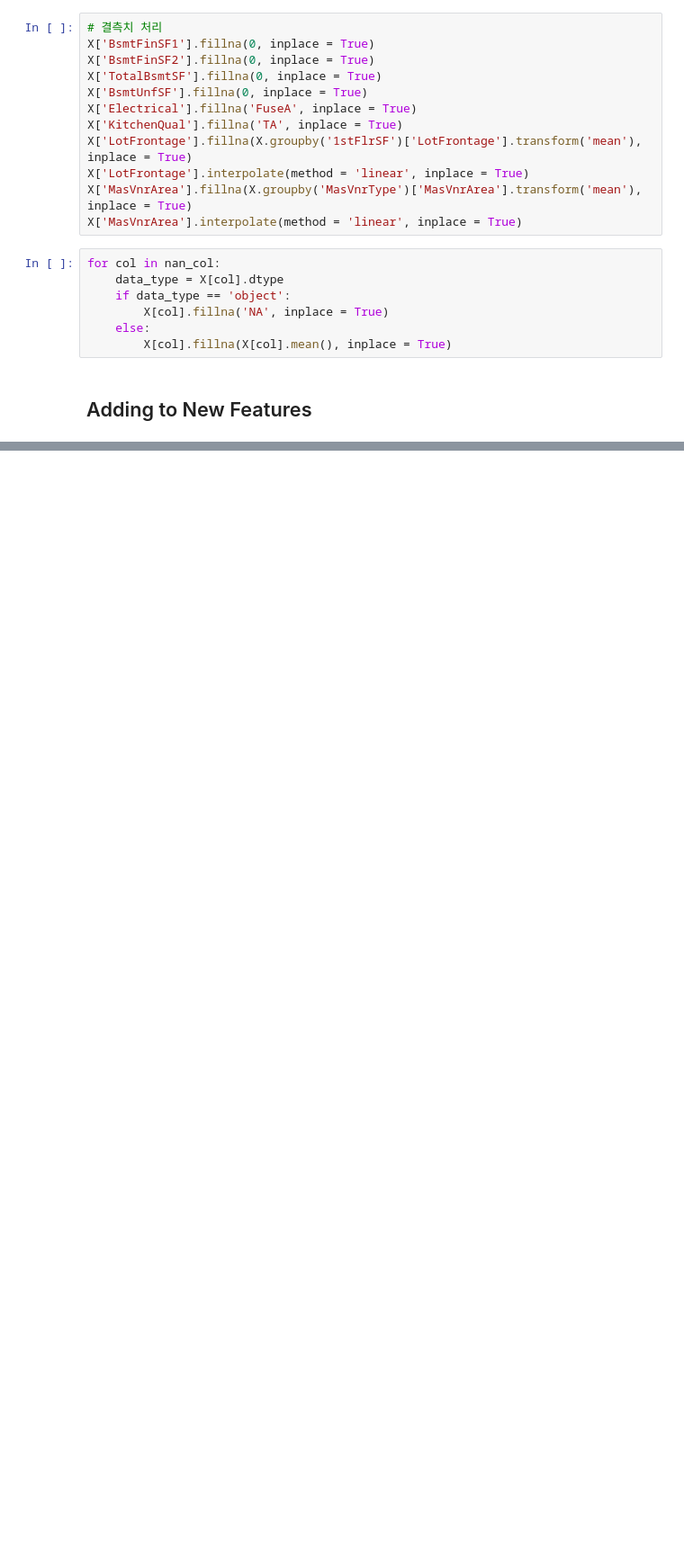
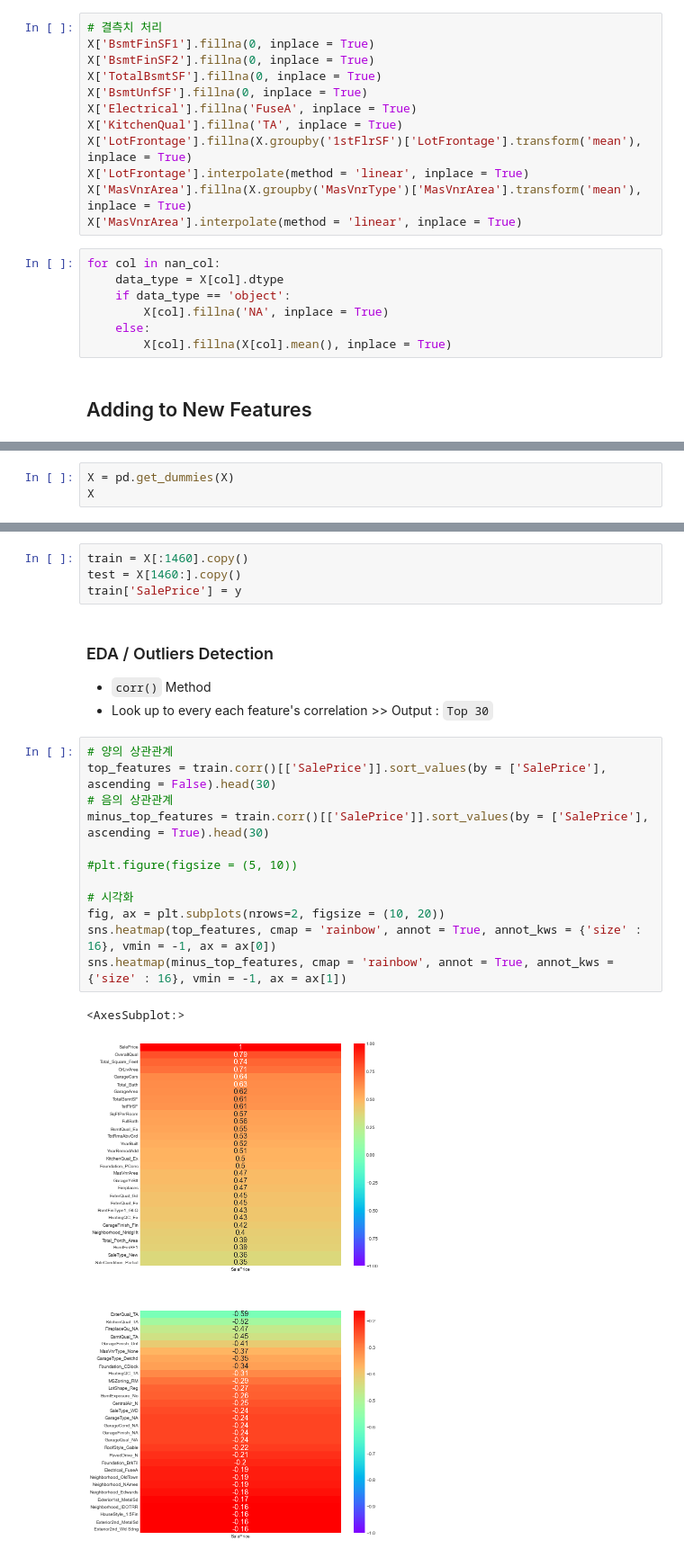
Before and after one commit to DONGRYEOLLEE1/WIL, a Jupyter notebook: 4. DL/2. Keras/WIL_HousingPrediction.ipynb, the cells around one changed output, grey strips where cells are left out. Shown at 90% size. Cells and saved outputs as stored; diff of their text form; blank space fills up the shorter version.

```diff
--- a/4. DL/2. Keras/WIL_HousingPrediction.ipynb
+++ b/4. DL/2. Keras/WIL_HousingPrediction.ipynb
@@ -152,0 +208,3 @@ X['Total_Sqeuare_Feet'] =
+# %%
+X = pd.get_dummies(X)
+X
@@ -152,0 +236,23 @@ X['Total_Sqeuare_Feet'] =
+# %%
+train = X[:1460].copy()
+test = X[1460:].copy()
+train['SalePrice'] = y
+# %% [markdown]
+### EDA / Outliers Detection
+- `corr()` Method
+- Look up to every each feature's correlation >> Output : `Top 30`
+# %%
+# 양의 상관관계
+top_features = train.corr()[['SalePrice']].sort_values(by = ['SalePrice'], ascending = False).head(30)
+# 음의 상관관계
+minus_top_features = train.corr()[['SalePrice']].sort_values(by = ['SalePrice'], ascending = True).head(30)
+
+#plt.figure(figsize = (5, 10))
+
+# 시각화
+fig, ax = plt.subplots(nrows=2, figsize = (10, 20))
+sns.heatmap(top_features, cmap = 'rainbow', annot = True, annot_kws = {'size' : 16}, vmin = -1, ax = ax[0])
+sns.heatmap(minus_top_features, cmap = 'rainbow', annot = True, annot_kws = {'size' : 16}, vmin = -1, ax = ax[1])
+# %% [output]
+<AxesSubplot:>
+[figure, added]
```
Also changed, not shown: parts of 53 cells of this notebook, 23 other files.
